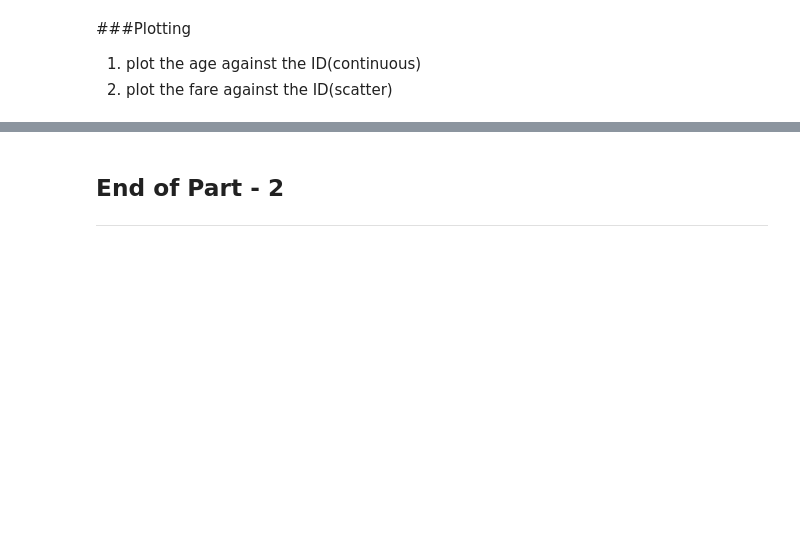
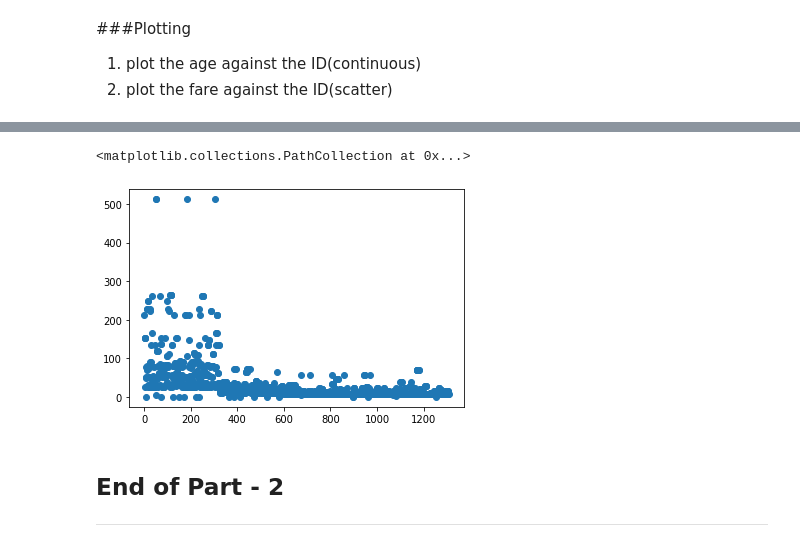
Before and after one commit to ach-in/ml_shala, a Jupyter notebook: assign/1/Assignment_1_DS.ipynb, the cells around one changed output, grey strips where cells are left out. Drawn from its saved outputs; the diff is of its cells as text; code cells hidden in the pictures; blank space fills up the shorter version.

```diff
--- a/assign/1/Assignment_1_DS.ipynb
+++ b/assign/1/Assignment_1_DS.ipynb
@@ -286,3 +401,9 @@ r = requests.get(file_url, stream = True)
+# %%
+plt.scatter(list_in,df.fare)
+# df.fare.plot()
+# %% [output]
+<matplotlib.collections.PathCollection at 0x...>
+[figure, added]
 # %% [markdown]
 ## End of Part - 2
 ---
```
Also changed, not shown: parts of 11 cells of this notebook.
